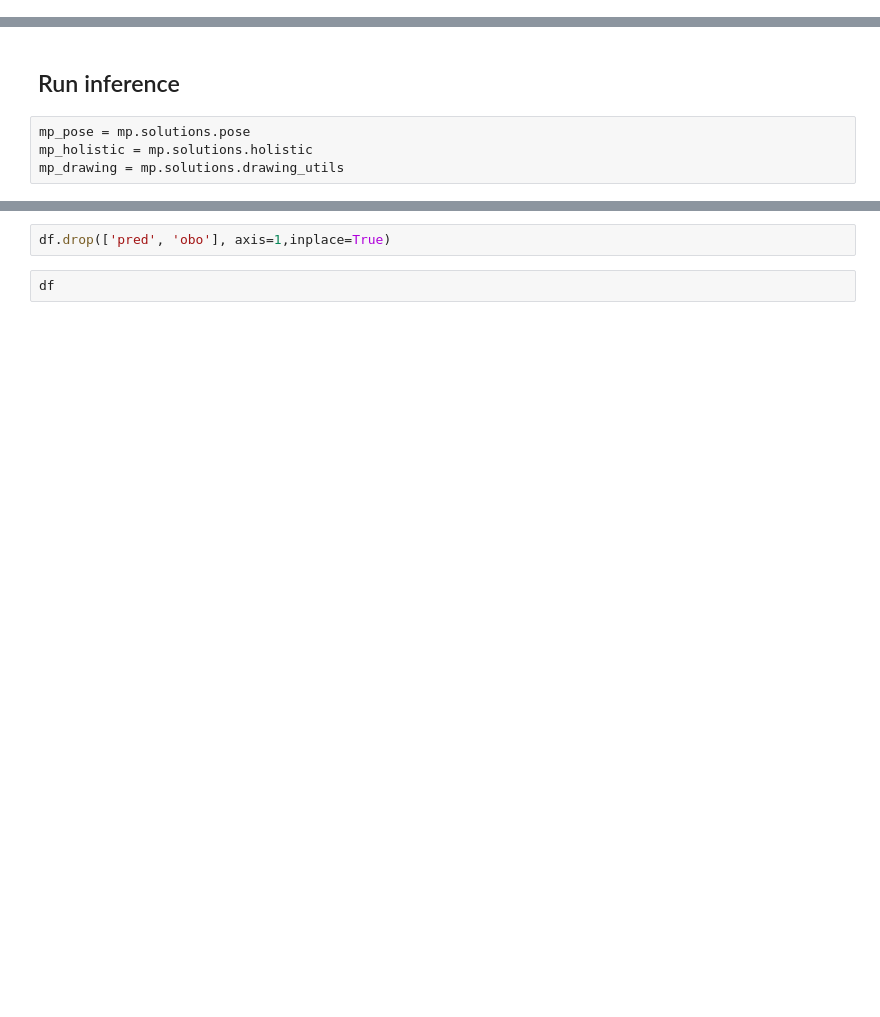
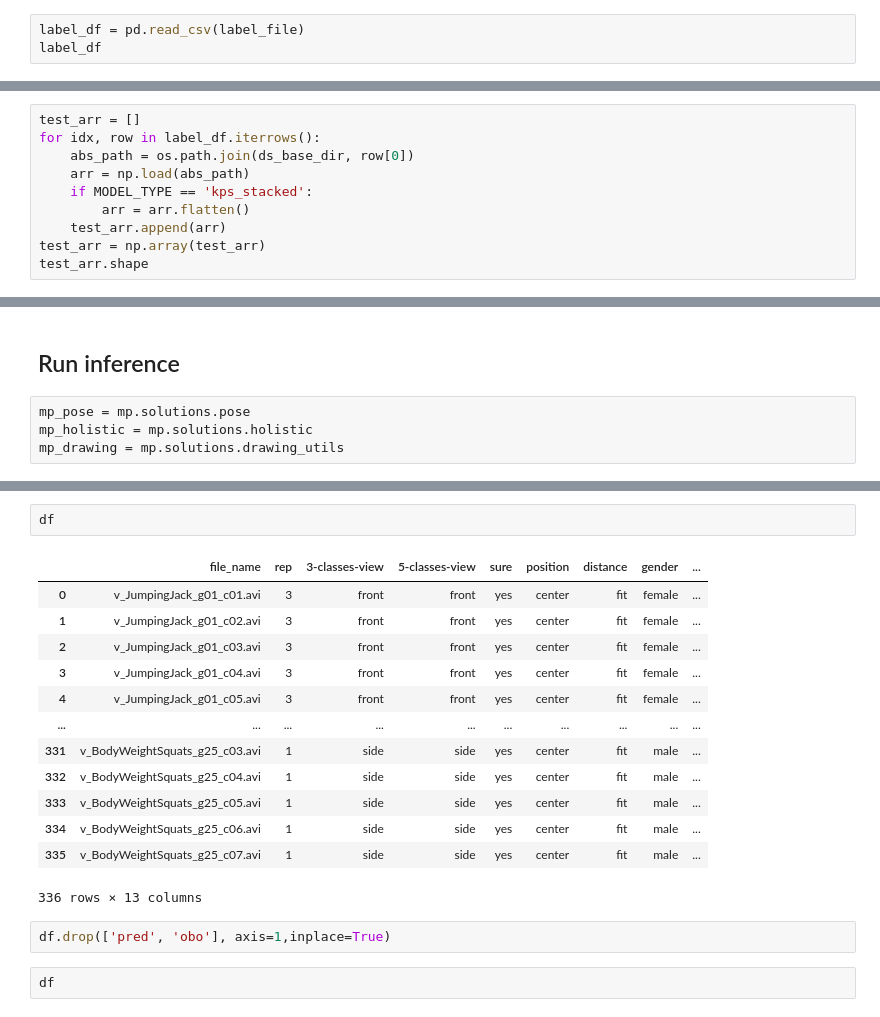
Before and after one commit to jomariya23156/EzFit_models, a Jupyter notebook: run_evaluation_metric.ipynb, the cells around one changed output, grey strips where cells are left out. Drawn from its saved outputs; the diff is of its cells as text; blank space fills up the shorter version.

```diff
--- a/run_evaluation_metric.ipynb
+++ b/run_evaluation_metric.ipynb
@@ -82,0 +128,3 @@ class TubeletEmbedding(layers.Layer):
+# %%
+label_df = pd.read_csv(label_file)
+label_df
@@ -82,0 +145,10 @@ class TubeletEmbedding(layers.Layer):
+# %%
+test_arr = []
+for idx, row in label_df.iterrows():
+    abs_path = os.path.join(ds_base_dir, row[0])
+    arr = np.load(abs_path)
+    if MODEL_TYPE == 'kps_stacked':
+        arr = arr.flatten()
+    test_arr.append(arr)
+test_arr = np.array(test_arr)
+test_arr.shape
@@ -348,3 +486,19 @@ squat_3_5.mp4: 0 from 5
+# %%
+df
+# %% [output]
+|  | file_name | rep | 3-classes-view | 5-classes-view | sure | position | distance | gender | ... |
+| 0 | v_JumpingJack_g01_c01.avi | 3 | front | front | yes | center | fit | female | ... |
+| 1 | v_JumpingJack_g01_c02.avi | 3 | front | front | yes | center | fit | female | ... |
+| 2 | v_JumpingJack_g01_c03.avi | 3 | front | front | yes | center | fit | female | ... |
+| 3 | v_JumpingJack_g01_c04.avi | 3 | front | front | yes | center | fit | female | ... |
+| 4 | v_JumpingJack_g01_c05.avi | 3 | front | front | yes | center | fit | female | ... |
+| ... | ... | ... | ... | ... | ... | ... | ... | ... | ... |
+| 331 | v_BodyWeightSquats_g25_c03.avi | 1 | side | side | yes | center | fit | male | ... |
+| 332 | v_BodyWeightSquats_g25_c04.avi | 1 | side | side | yes | center | fit | male | ... |
+| 333 | v_BodyWeightSquats_g25_c05.avi | 1 | side | side | yes | center | fit | male | ... |
+| 334 | v_BodyWeightSquats_g25_c06.avi | 1 | side | side | yes | center | fit | male | ... |
+| 335 | v_BodyWeightSquats_g25_c07.avi | 1 | side | side | yes | center | fit | male | ... |
+336 rows × 13 columns
 # %%
 df.drop(['pred', 'obo'], axis=1,inplace=True)
 # %%
```
Also changed, not shown: parts of 20 cells of this notebook, 6 other files.
